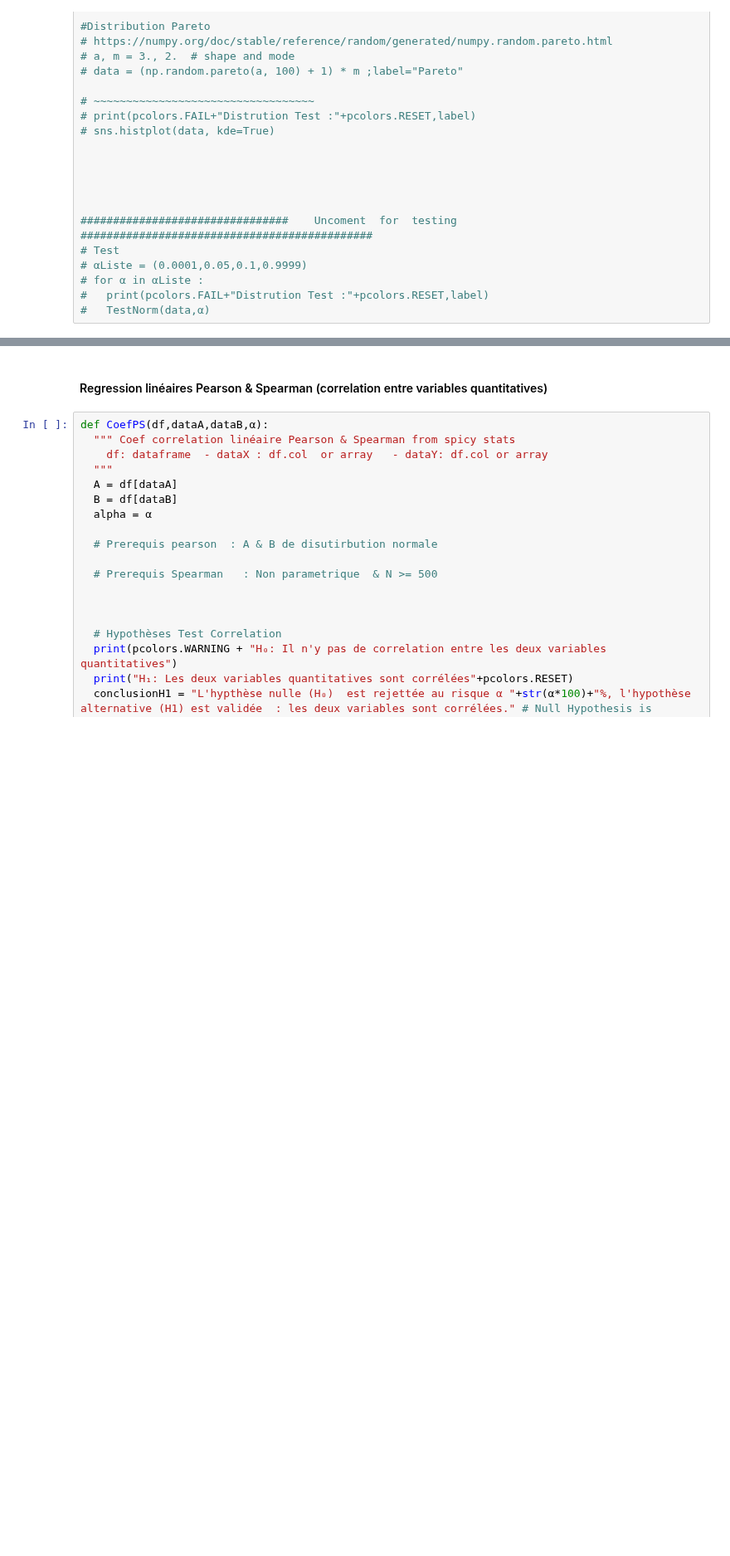
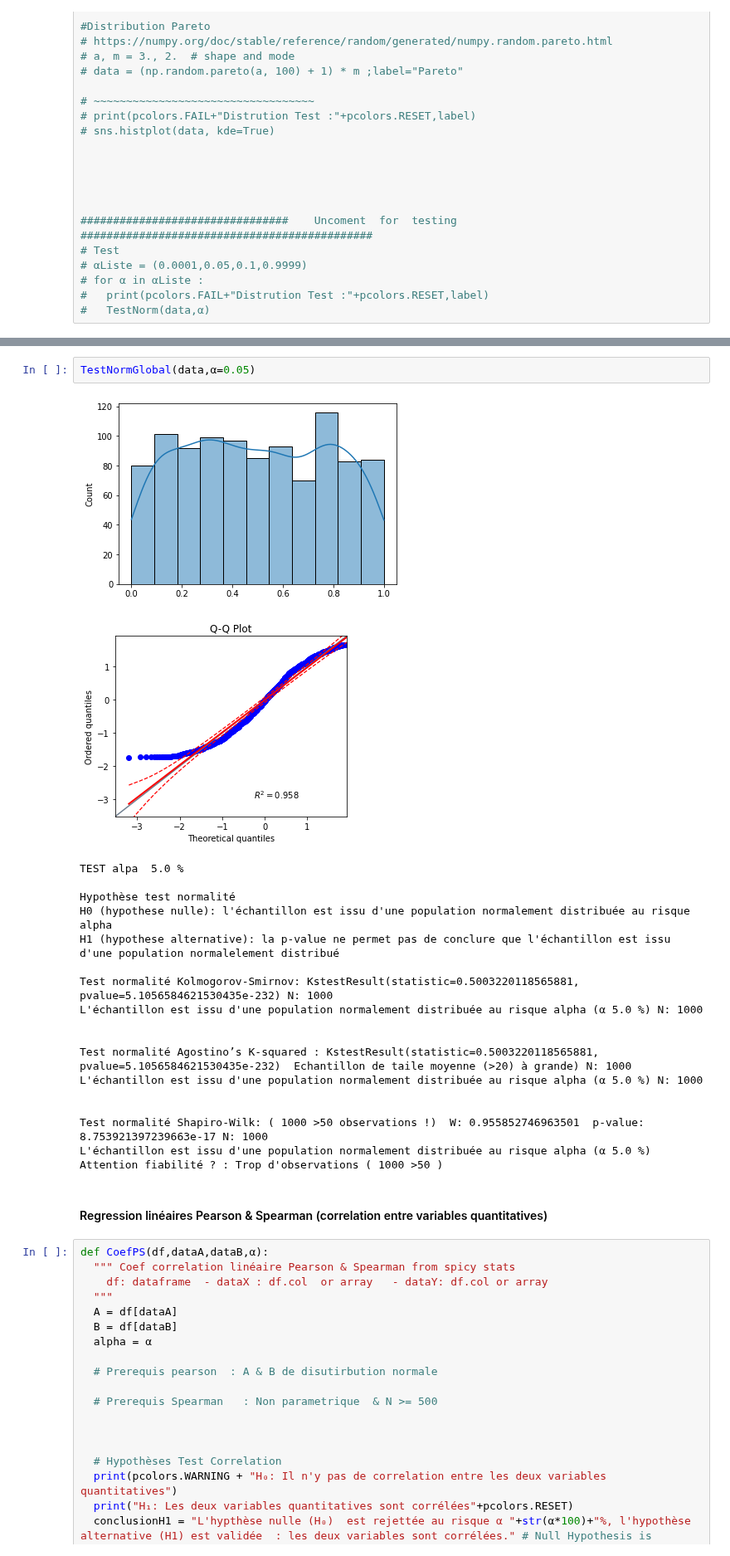
Before and after one commit to vincent-arese/Mylib, a Jupyter notebook: Mylib_VA.ipynb, the cells around one changed output, grey strips where cells are left out. Shown at 83% size. Saved outputs shown, nothing was run; the diff lists cells and outputs as text; blank space fills up the shorter version.

```diff
--- a/Mylib_VA.ipynb
+++ b/Mylib_VA.ipynb
@@ -1559,3 +1550,24 @@ data =np.random.random(1000) ;label="Radom  int"
+# %%
+TestNormGlobal(data,α=0.05)
+# %% [output]
+[figure, added]
+[figure, added]
+TEST alpa  5.0 %
+
+Hypothèse test normalité
+H0 (hypothese nulle): l'échantillon est issu d'une population normalement distribuée au risque alpha
+H1 (hypothese alternative): la p-value ne permet pas de conclure que l'échantillon est issu d'une population normalelement distribué
+
+Test normalité Kolmogorov-Smirnov: KstestResult(statistic=0.5003220118565881, pvalue=5.1056584621530435e-232) N: 1000
+L'échantillon est issu d'une population normalement distribuée au risque alpha (α 5.0 %) N: 1000
+
+
+Test normalité Agostino’s K-squared : KstestResult(statistic=0.5003220118565881, pvalue=5.1056584621530435e-232)  Echantillon de taile moyenne (>20) à grande) N: 1000
+L'échantillon est issu d'une population normalement distribuée au risque alpha (α 5.0 %) N: 1000
+
+
+Test normalité Shapiro-Wilk: ( 1000 >50 observations !)  W: 0.955852746963501  p-value: 8.753921397239663e-17 N: 1000
+L'échantillon est issu d'une population normalement distribuée au risque alpha (α 5.0 %)  Attention fiabilité ? : Trop d'observations ( 1000 >50 )
 # %% [markdown]
 #### Regression linéaires Pearson & Spearman (correlation entre variables quantitatives)
 # %%
```
Also changed, not shown: parts of 43 cells of this notebook.
